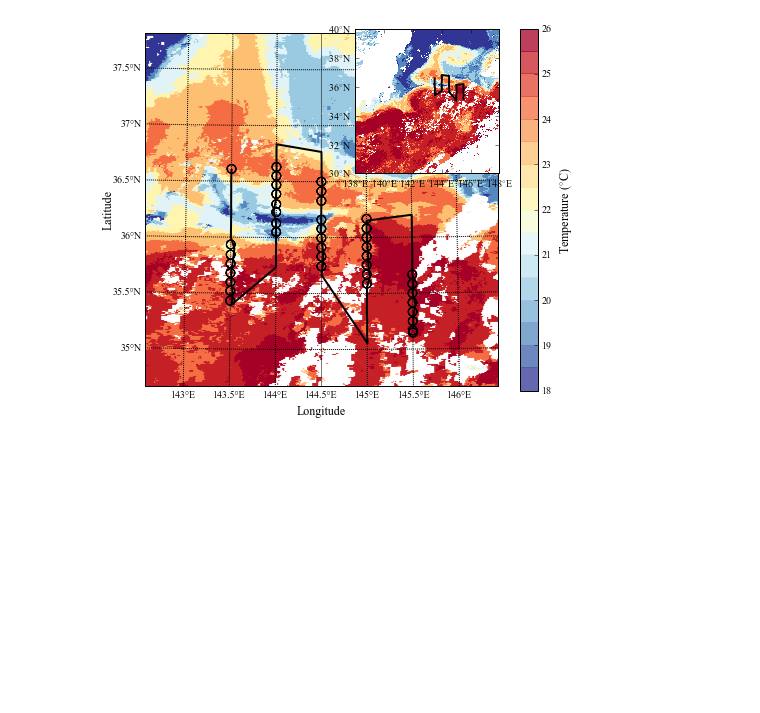
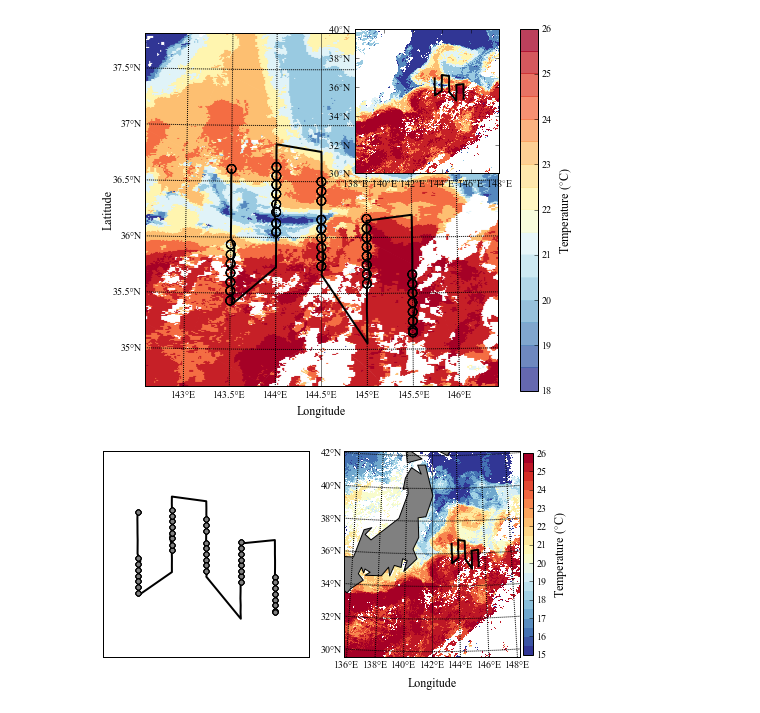
Before and after one commit to sophieclayton/ostreo_analysis, a Jupyter notebook: python_figures/figure1.ipynb, the cells around one changed output. Drawn from its saved outputs; the diff is of its cells as text; code cells hidden in the pictures; blank space fills up the shorter version.

Commit message:
hopefully final version of figure 1...

```diff
--- a/python_figures/figure1.ipynb
+++ b/python_figures/figure1.ipynb
@@ -112,3 +112,72 @@ ax2.set_xticklabels([r'138$^{\circ}$E',r'140$^{\circ}$E',r'142$^{\circ}$E',r'144
  <matplotlib.text.Text at 0x...>,
  <matplotlib.text.Text at 0x...>]
 [figure]
+# %%
+# make a plot of the data
+from mpl_toolkits.axes_grid.inset_locator import inset_axes
+from matplotlib import rcParams
+rcParams.update({'figure.autolayout': True})
+rcParams.update({'font.family': 'serif'})
+rcParams.update({'font.serif': 'Times New Roman'})
+
+palette = plt.get_cmap('RdYlBu_r',16)
+
+fig2 = plt.figure(2, figsize=(7, 3.5), dpi = 600)
+
+plt.subplot(1,2, 2)
+m = Basemap(width=1200000,height=1400000,projection='lcc',
+            resolution='c',lat_1=30,lat_2=40,lat_0=36,lon_0=142)
+
+m.drawcoastlines()
+m.drawmapboundary(fill_color='white')
+m.fillcontinents(color='grey',lake_color='white')
+
+palette = plt.get_cmap('RdYlBu_r',22)
+palette.set_bad('w',1.0)
+im = m.pcolormesh(sst['loni'], sst['lati'], temp,shading = 'flat', cmap=palette, latlon=True, vmin= 15, vmax = 26)
+x,y = m(botlon,botlat)
+#m.scatter(x,y,s=75,facecolors='none', edgecolors='k')
+xx,xy = m(xbtlon,xbtlat)
+m.plot(xx,xy, 'k',linewidth=2)
+
+m.drawparallels(np.arange(30,50,2),labels=[1,0,0,0])
+m.drawmeridians(np.arange(134,153,2),labels=[0,1,0,1])
+
+cb = plt.colorbar(im, shrink =0.98, pad =0.01)
+cb.set_label(label=r'Temperature ($^{\circ}$C)',fontsize=12)
+cb.set_ticks([15, 16, 17, 18, 19, 20, 21, 22, 23, 24, 25, 26])
+
+plt.xlabel(r'Longitude', fontsize=12, labelpad=20)
+# plt.ylabel(r'Latitude', fontsize=12, labelpad=30)
+
+plt.tick_params(axis='left', which='major', labelsize=12, pad = 20)
+
+plt.subplot(1,2, 1)
+
+plt.scatter(botlon, botlat,s=25,facecolors='gray', edgecolors='k', lw=1, zorder=2)
+m.plot(xbtlon, xbtlat, 'k',linewidth=2, zorder=1)
+
+# plt.xlabel(r'Longitude', fontsize=12)
+# plt.ylabel(r'Latitude', fontsize=12)
+plt.axis([143, 146, 34.5, 37.5])
+
+# # add inset with larger scale map
+# ax = plt.subplot(1,1,1)
+# ax2 = inset_axes(ax, width=2, height=2,  loc=3,
+#                  bbox_to_anchor=(0.51, 0.56),
+#                  bbox_transform=ax.figure.transFigure)
+
+# ax2.plot(xbtlon,xbtlat, 'k',linewidth=2)
+
+# ax2.set_xlim([143, 146])
+# ax2.set_ylim([34.5, 37.5])
+#ax2.set_yticks([30, 32, 34, 36, 38, 40])
+#ax2.set_yticklabels([r'30$^{\circ}$N',r'32$^{\circ}$N',r'34$^{\circ}$N', r'36$^{\circ}$N', r'38$^{\circ}$N', r'40$^{\circ}$N'])
+#ax2.set_xticks([138,140, 142, 144, 146, 148])
+#ax2.set_xticklabels([r'138$^{\circ}$E',r'140$^{\circ}$E',r'142$^{\circ}$E',r'144$^{\circ}$E',r'146$^{\circ}$E',r'148$^{\circ}$E'])
+
+plt.show()
+
+fig2.savefig('/Users/sclayton/Desktop/LO_fig1_test.tiff', format='tiff', dpi=600)
+# %% [output]
+[figure, added]
```
Also changed, not shown: 1 other file.
